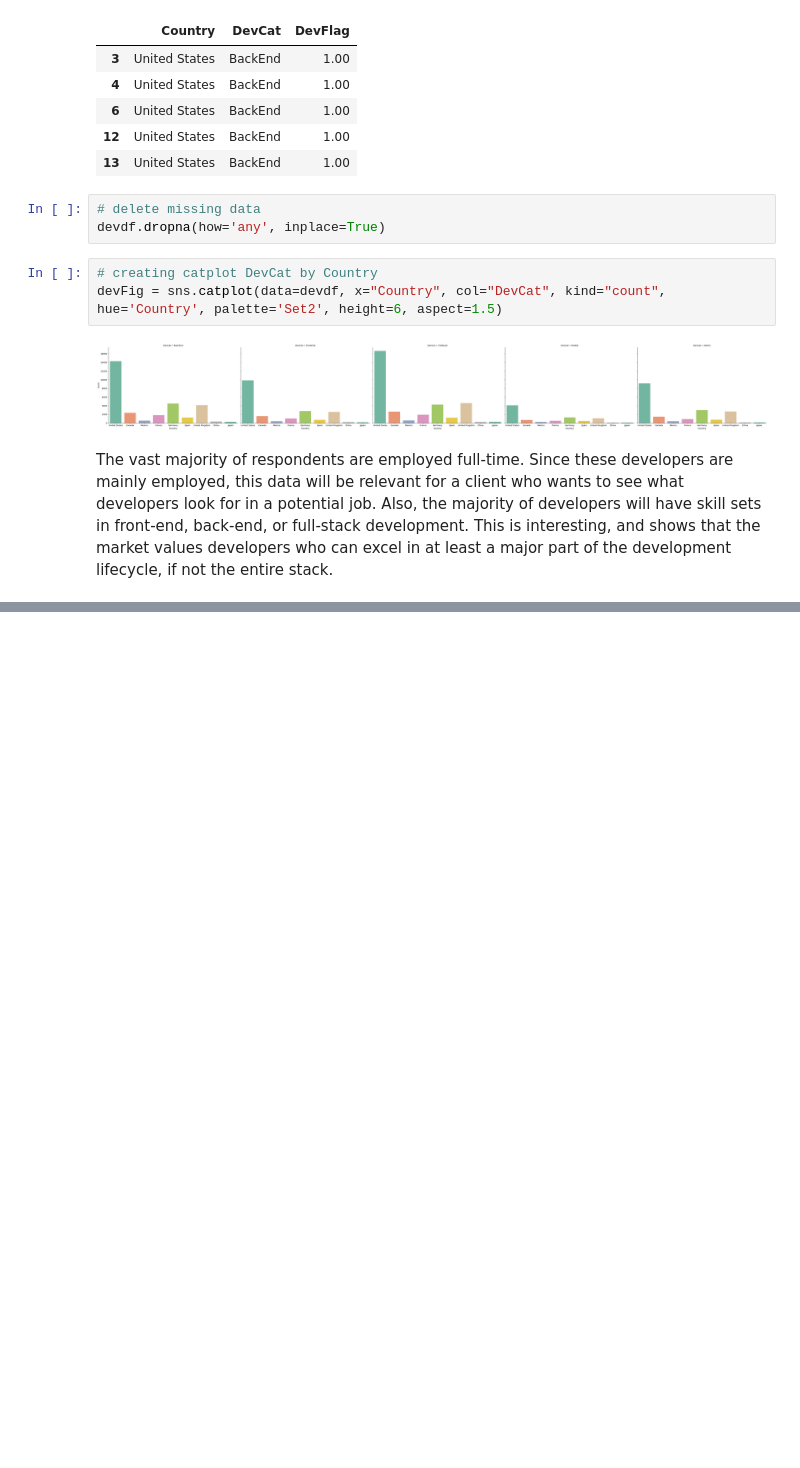
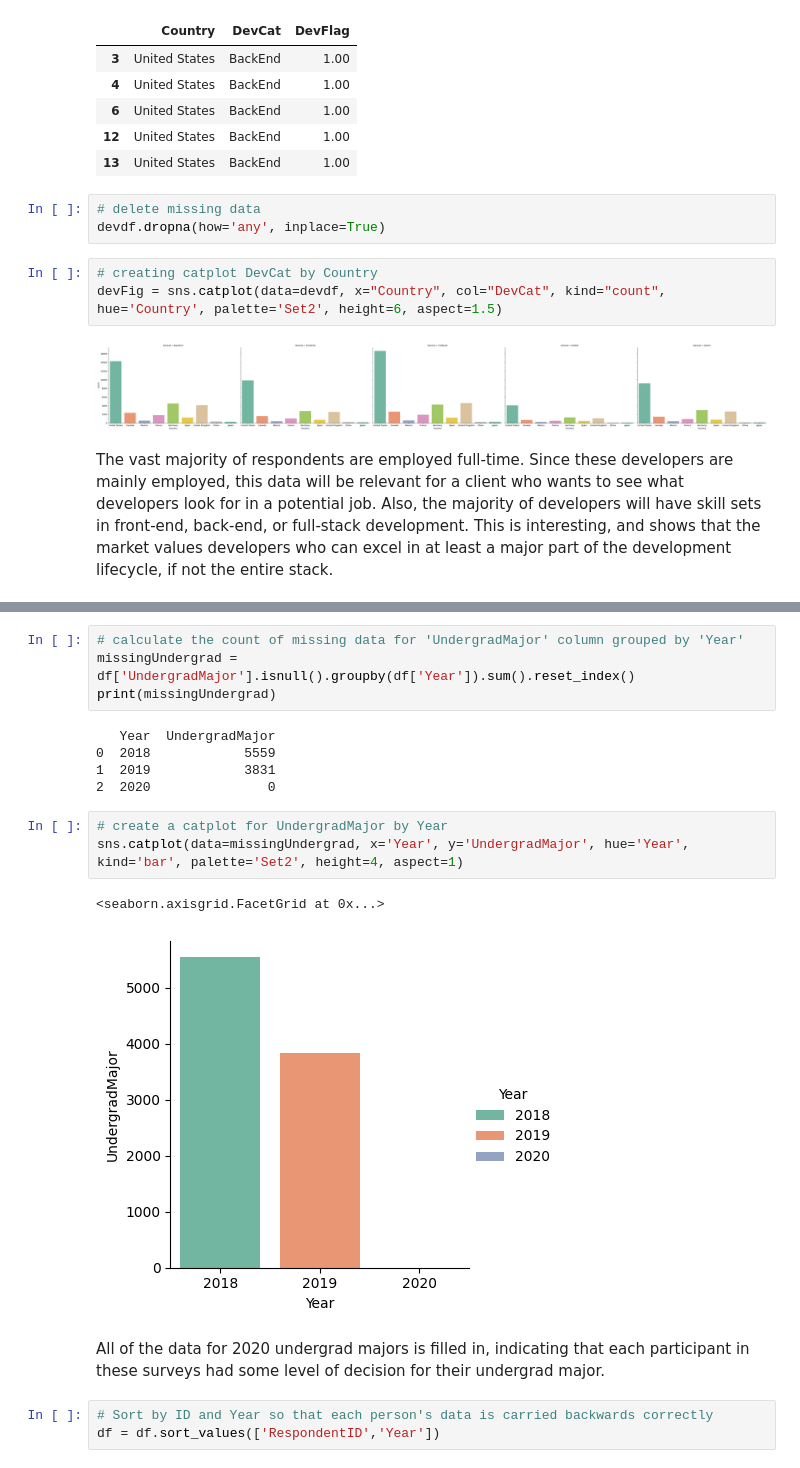
Before and after one commit to 7086600/stack_overflow_analysis_project, a Jupyter notebook: stack_overflow_analysis.ipynb, the cells around one changed output, grey strips where cells are left out. Drawn from its saved outputs; the diff is of its cells as text; blank space fills up the shorter version.

Commit message:
calculate the count of missing data for UndergradMajor;fill in the gaps using .bfill

```diff
--- a/stack_overflow_analysis.ipynb
+++ b/stack_overflow_analysis.ipynb
@@ -266,0 +273,20 @@ The vast majority of respondents are employed full-time. Since these developers
+# %%
+# calculate the count of missing data for 'UndergradMajor' column grouped by 'Year'
+missingUndergrad = df['UndergradMajor'].isnull().groupby(df['Year']).sum().reset_index()
+print(missingUndergrad)
+# %% [output]
+   Year  UndergradMajor
+0  2018            5559
+1  2019            3831
+2  2020               0
+# %%
+# create a catplot for UndergradMajor by Year
+sns.catplot(data=missingUndergrad, x='Year', y='UndergradMajor', hue='Year', kind='bar', palette='Set2', height=4, aspect=1)
+# %% [output]
+<seaborn.axisgrid.FacetGrid at 0x...>
+[figure, added]
+# %% [markdown]
+All of the data for 2020 undergrad majors is filled in, indicating that each participant in these surveys had some level of decision for their undergrad major.
+# %%
+# Sort by ID and Year so that each person's data is carried backwards correctly
+df = df.sort_values(['RespondentID','Year'])
```
Also changed, not shown: parts of 2 cells of this notebook.
